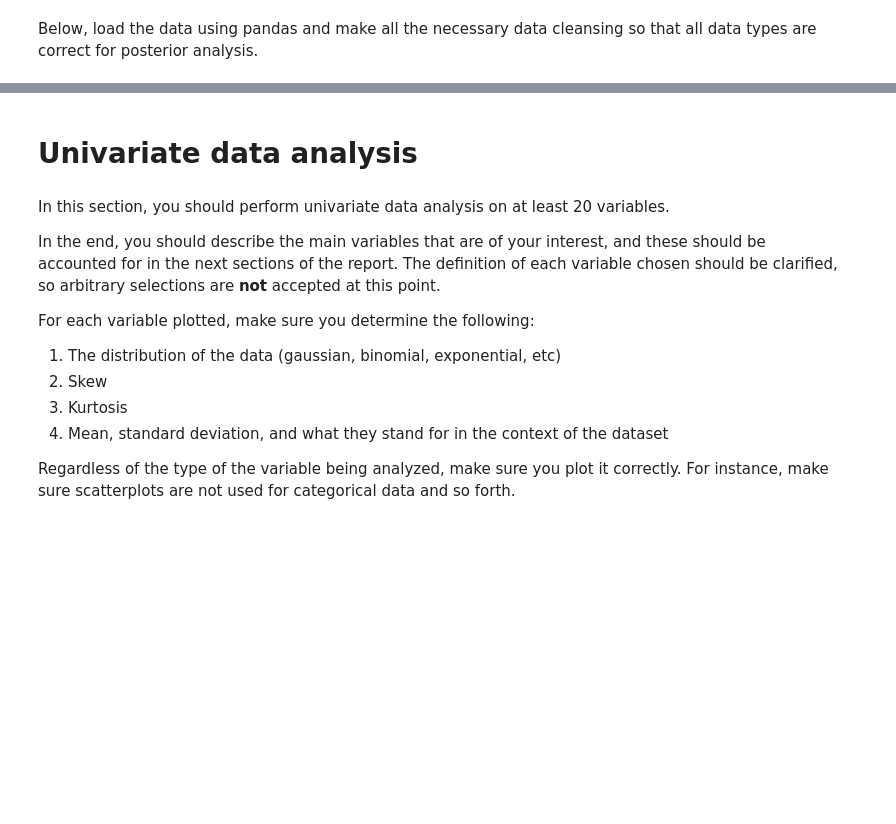
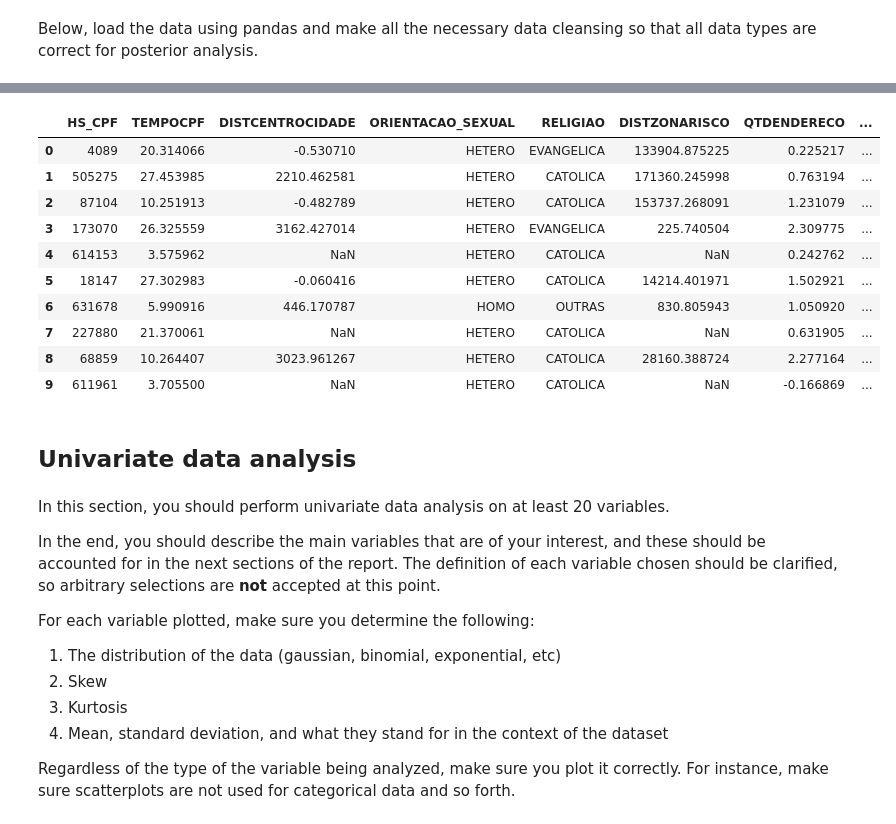
Before and after one commit to BahiaDevelopers/DataScience, a Jupyter notebook: project/main.ipynb, the cells around one changed output, grey strips where cells are left out. Cells and saved outputs as stored; diff of their text form; code cells hidden in the pictures; blank space fills up the shorter version.

```diff
--- a/project/main.ipynb
+++ b/project/main.ipynb
@@ -52,0 +28,35 @@ Below, load the data using pandas and make all the necessary data cleansing so t
+# %%
+!pip3 install wget
+import os
+import wget
+import shutil
+
+# Auto load dataset from ppgia
+dataset_dir = "data/"
+base_url = "http://www.ppgia.pucpr.br/~jean.barddal/datascience/proj/"
+training_dataset_path = "train.csv"
+testing_dataset_path = "test.csv"
+
+# The dataset to be downloaded, if you wanna use testing, just comment the
+# top line and uncomment the bottom one
+dataset_selected = training_dataset_path
+# dataset_selected = testing_dataset_path
+
+dataset_url = base_url + dataset_selected
+dataset_path = dataset_dir + dataset_selected
+
+already_present = os.path.exists(dataset_path)
+is_dir = os.path.isdir(dataset_path)
+redownload = not already_present or is_dir
+delete_old = is_dir
+if redownload:
+    if delete_old:
+      shutil.rmtree(dataset_path)
+    abs_path=os.path.abspath(dataset_path)
+    os.makedirs(dataset_dir, exist_ok=True)
+    print("Downloading dataset... ", dataset_url)
+    url=wget.download(dataset_url, dataset_dir)
+    print("Downloaded @", url)
+else:
+    print("Found preexisting dataset @", dataset_path)
+    url = dataset_path
@@ -53,5 +66,24 @@ Below, load the data using pandas and make all the necessary data cleansing so t
+# %%
+# Read data from file 'filename.csv'
+# (in the same directory that your python process is based)
+# Control delimiters, rows, column names with read_csv (see later)
+data = pd.read_csv(url, na_values=-9999)
+# %%
+data.head(10)
+# %% [output]
+|  | HS_CPF | TEMPOCPF | DISTCENTROCIDADE | ORIENTACAO_SEXUAL | RELIGIAO | DISTZONARISCO | QTDENDERECO | ... |
+| 0 | 4089 | 20.314066 | -0.530710 | HETERO | EVANGELICA | 133904.875225 | 0.225217 | ... |
+| 1 | 505275 | 27.453985 | 2210.462581 | HETERO | CATOLICA | 171360.245998 | 0.763194 | ... |
+| 2 | 87104 | 10.251913 | -0.482789 | HETERO | CATOLICA | 153737.268091 | 1.231079 | ... |
+| 3 | 173070 | 26.325559 | 3162.427014 | HETERO | EVANGELICA | 225.740504 | 2.309775 | ... |
+| 4 | 614153 | 3.575962 | NaN | HETERO | CATOLICA | NaN | 0.242762 | ... |
+| 5 | 18147 | 27.302983 | -0.060416 | HETERO | CATOLICA | 14214.401971 | 1.502921 | ... |
+| 6 | 631678 | 5.990916 | 446.170787 | HOMO | OUTRAS | 830.805943 | 1.050920 | ... |
+| 7 | 227880 | 21.370061 | NaN | HETERO | CATOLICA | NaN | 0.631905 | ... |
+| 8 | 68859 | 10.264407 | 3023.961267 | HETERO | CATOLICA | 28160.388724 | 2.277164 | ... |
+| 9 | 611961 | 3.705500 | NaN | HETERO | CATOLICA | NaN | -0.166869 | ... |
 # %% [markdown]
-# Univariate data analysis
+## Univariate data analysis
 # %% [markdown]
 In this section, you should perform univariate data analysis on at least 20 variables.
 
```
Also changed, not shown: parts of 7 cells of this notebook.
